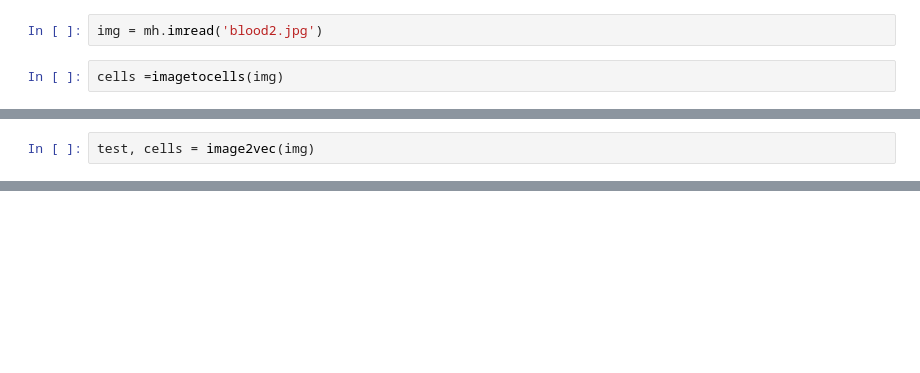
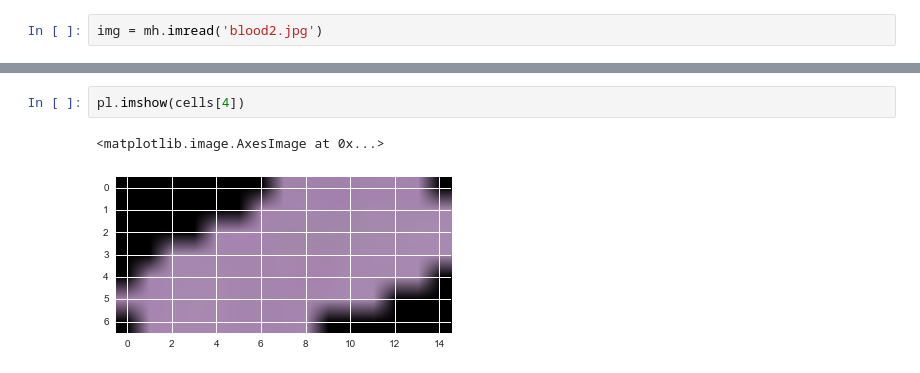
Before and after one commit to Nathan-Thompson/Cell-Image-Processing-and-Clustering, a Jupyter notebook: Clusterin'.ipynb, the cells around one changed output, grey strips where cells are left out. Saved outputs shown, nothing was run; the diff lists cells and outputs as text; blank space fills up the shorter version.

```diff
--- a/Clusterin'.ipynb
+++ b/Clusterin'.ipynb
@@ -122,5 +158,3 @@ def cell2vec(image):
 # %%
 img = mh.imread('blood2.jpg')
-# %%
-cells =imagetocells(img)
 # %%
@@ -137,5 +171,3 @@ def image2vec(image):
         #cellids.append((i,cell))
     df = pd.DataFrame(cellvecs)
     return df, cells
-# %%
-test, cells = image2vec(img)
@@ -141,0 +316,5 @@ test, cells = image2vec(img)
+# %%
+pl.imshow(cells[4])
+# %% [output]
+<matplotlib.image.AxesImage at 0x...>
+[figure, added]
```
Also changed, not shown: parts of 21 cells of this notebook.
